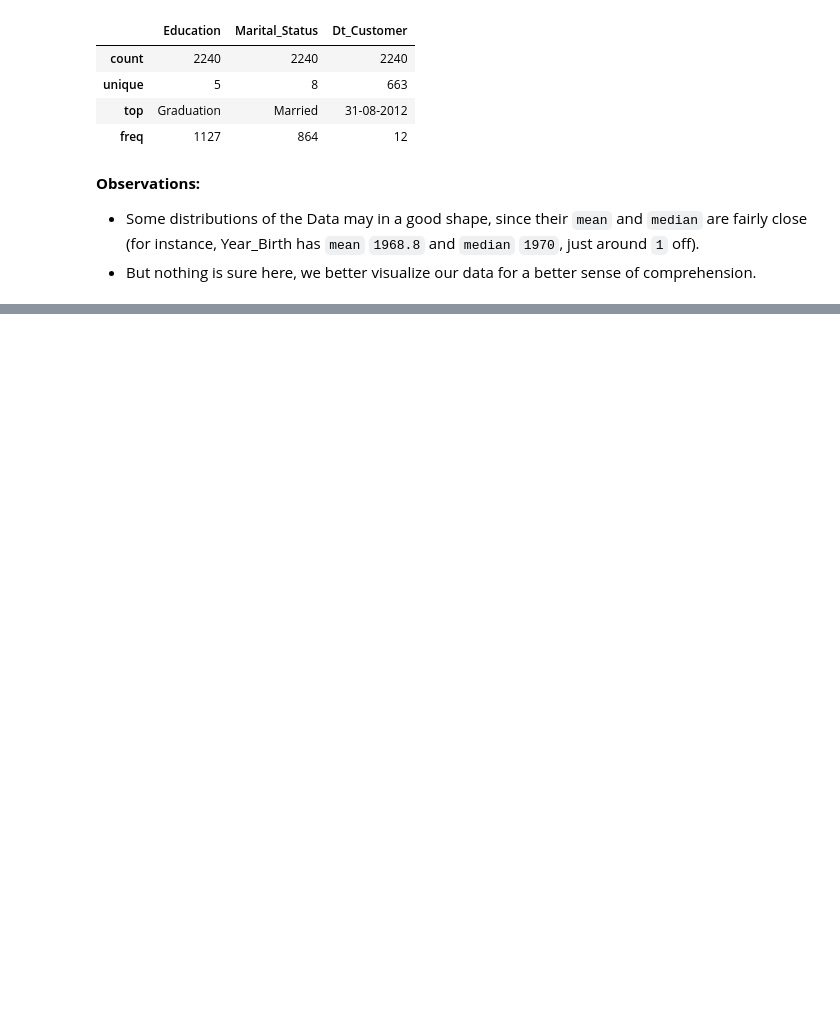
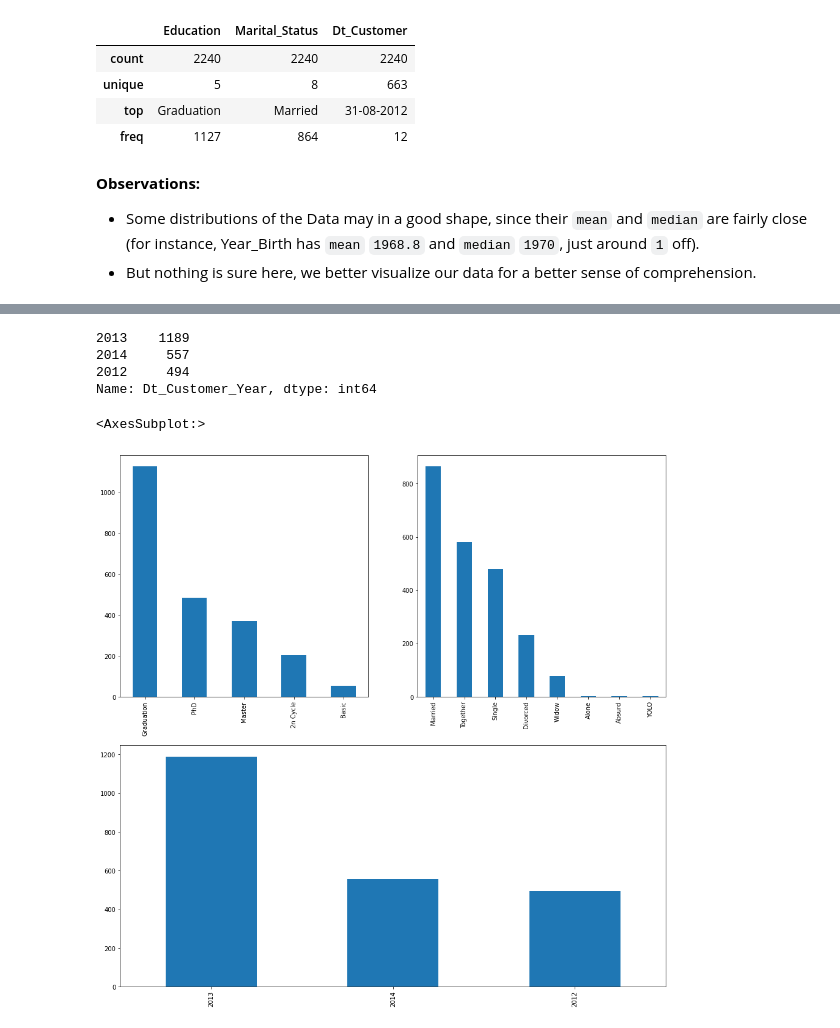
Before and after one commit to tannd-ds/ds-practice, a Jupyter notebook: customer-personality-analysis/Customer Personality Analysis.ipynb, the cells around one changed output, grey strips where cells are left out. Saved outputs shown, nothing was run; the diff lists cells and outputs as text; code cells hidden in the pictures; blank space fills up the shorter version.

Commit message:
30/09/2021 Distribution Plot for Non-numerical Attributes

```diff
--- a/customer-personality-analysis/Customer Personality Analysis.ipynb
+++ b/customer-personality-analysis/Customer Personality Analysis.ipynb
@@ -154,5 +158,23 @@ We will use **bar plot** for the distribution of non-numerical attributes
+# %%
+# Extract Year from Dt_Customer
+df['Dt_Customer_Year'] = [df['Dt_Customer'][i][-4:] for i in range(df.shape[0])]
+# %%
+df['Dt_Customer_Year'].value_counts()
+# %% [output]
+2013    1189
+2014     557
+2012     494
+Name: Dt_Customer_Year, dtype: int64
 # %%
 fig = plt.figure(figsize=(16, 16))
 gridspec = fig.add_gridspec(2, 2)
 
-## Plot them later
+ax0 = fig.add_subplot(gridspec[0, 0])
+df['Education'].value_counts().plot(kind='bar', ax=ax0)
+ax1 = fig.add_subplot(gridspec[0, 1])
+df['Marital_Status'].value_counts().plot(kind='bar', ax=ax1)
+ax2 = fig.add_subplot(gridspec[1, :])
+df['Dt_Customer_Year'].value_counts().plot(kind='bar', ax=ax2)
+# %% [output]
+<AxesSubplot:>
+[figure, added]
```
Also changed, not shown: parts of 1 cell of this notebook.
